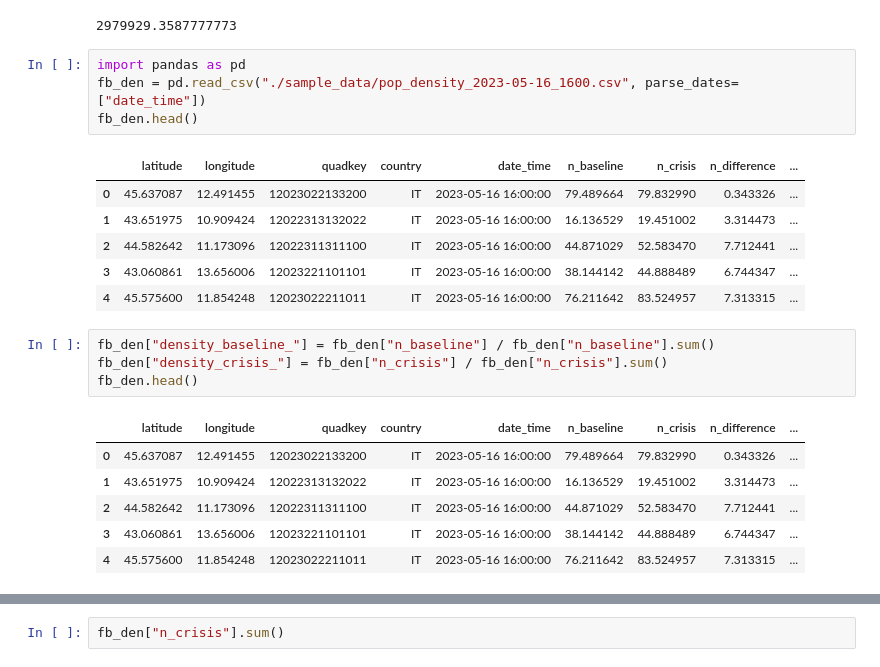
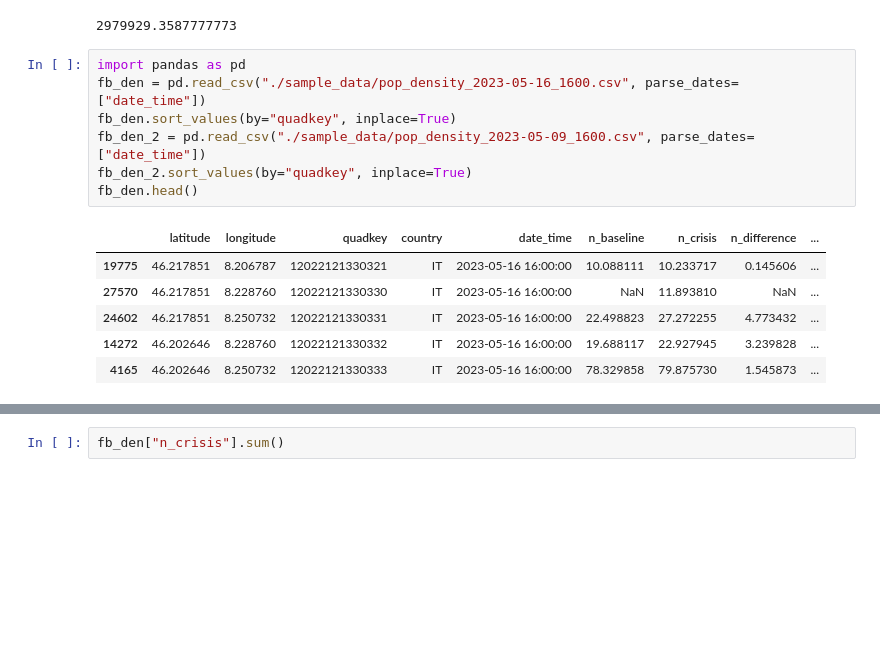
Before and after one commit to minigonche/synthetic_mobility_data_generator, a Jupyter notebook: Andrea.ipynb, the cells around one changed output, grey strips where cells are left out. Drawn from its saved outputs; the diff is of its cells as text; blank space fills up the shorter version.

```diff
--- a/Andrea.ipynb
+++ b/Andrea.ipynb
@@ -208,22 +208,14 @@ n/d
 # %%
 import pandas as pd
 fb_den = pd.read_csv("./sample_data/pop_density_2023-05-16_1600.csv", parse_dates=["date_time"])
+fb_den.sort_values(by="quadkey", inplace=True)
+fb_den_2 = pd.read_csv("./sample_data/pop_density_2023-05-09_1600.csv", parse_dates=["date_time"])
+fb_den_2.sort_values(by="quadkey", inplace=True)
 fb_den.head()
 # %% [output]
 |  | latitude | longitude | quadkey | country | date_time | n_baseline | n_crisis | n_difference | ... |
-| 0 | 45.637087 | 12.491455 | 12023022133200 | IT | 2023-05-16 16:00:00 | 79.489664 | 79.832990 | 0.343326 | ... |
-| 1 | 43.651975 | 10.909424 | 12022313132022 | IT | 2023-05-16 16:00:00 | 16.136529 | 19.451002 | 3.314473 | ... |
-| 2 | 44.582642 | 11.173096 | 12022311311100 | IT | 2023-05-16 16:00:00 | 44.871029 | 52.583470 | 7.712441 | ... |
-| 3 | 43.060861 | 13.656006 | 12023221101101 | IT | 2023-05-16 16:00:00 | 38.144142 | 44.888489 | 6.744347 | ... |
-| 4 | 45.575600 | 11.854248 | 12023022211011 | IT | 2023-05-16 16:00:00 | 76.211642 | 83.524957 | 7.313315 | ... |
+| 19775 | 46.217851 | 8.206787 | 12022121330321 | IT | 2023-05-16 16:00:00 | 10.088111 | 10.233717 | 0.145606 | ... |
+| 27570 | 46.217851 | 8.228760 | 12022121330330 | IT | 2023-05-16 16:00:00 | NaN | 11.893810 | NaN | ... |
+| 24602 | 46.217851 | 8.250732 | 12022121330331 | IT | 2023-05-16 16:00:00 | 22.498823 | 27.272255 | 4.773432 | ... |
+| 14272 | 46.202646 | 8.228760 | 12022121330332 | IT | 2023-05-16 16:00:00 | 19.688117 | 22.927945 | 3.239828 | ... |
+| 4165 | 46.202646 | 8.250732 | 12022121330333 | IT | 2023-05-16 16:00:00 | 78.329858 | 79.875730 | 1.545873 | ... |
-# %%
-fb_den["density_baseline_"] = fb_den["n_baseline"] / fb_den["n_baseline"].sum()
-fb_den["density_crisis_"] = fb_den["n_crisis"] / fb_den["n_crisis"].sum()
-fb_den.head()
-# %% [output]
-|  | latitude | longitude | quadkey | country | date_time | n_baseline | n_crisis | n_difference | ... |
-| 0 | 45.637087 | 12.491455 | 12023022133200 | IT | 2023-05-16 16:00:00 | 79.489664 | 79.832990 | 0.343326 | ... |
-| 1 | 43.651975 | 10.909424 | 12022313132022 | IT | 2023-05-16 16:00:00 | 16.136529 | 19.451002 | 3.314473 | ... |
-| 2 | 44.582642 | 11.173096 | 12022311311100 | IT | 2023-05-16 16:00:00 | 44.871029 | 52.583470 | 7.712441 | ... |
-| 3 | 43.060861 | 13.656006 | 12023221101101 | IT | 2023-05-16 16:00:00 | 38.144142 | 44.888489 | 6.744347 | ... |
-| 4 | 45.575600 | 11.854248 | 12023022211011 | IT | 2023-05-16 16:00:00 | 76.211642 | 83.524957 | 7.313315 | ... |
```
Also changed, not shown: parts of 8 cells of this notebook, 2 other files.
